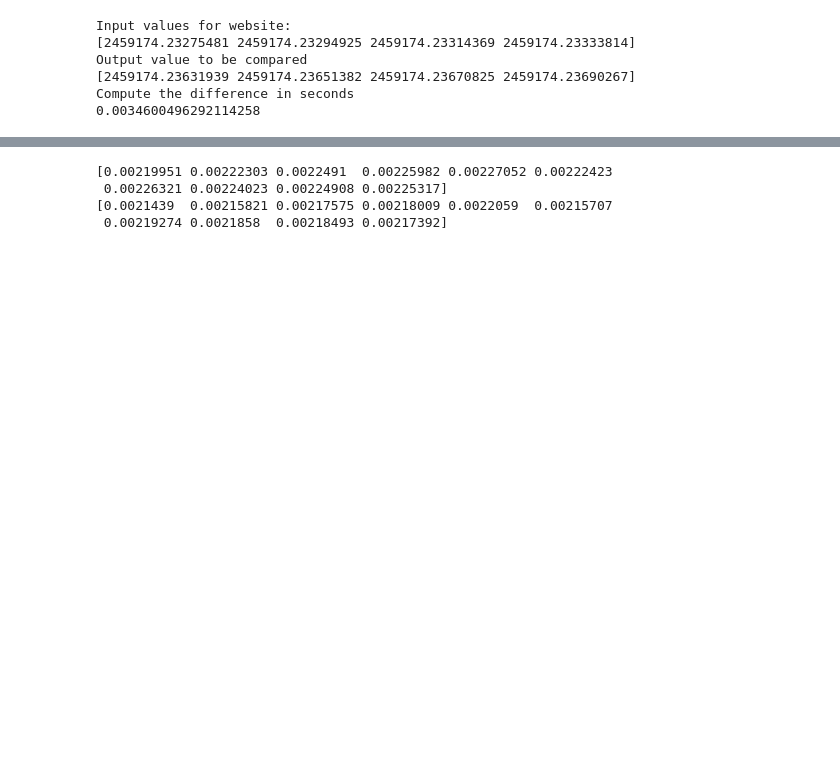
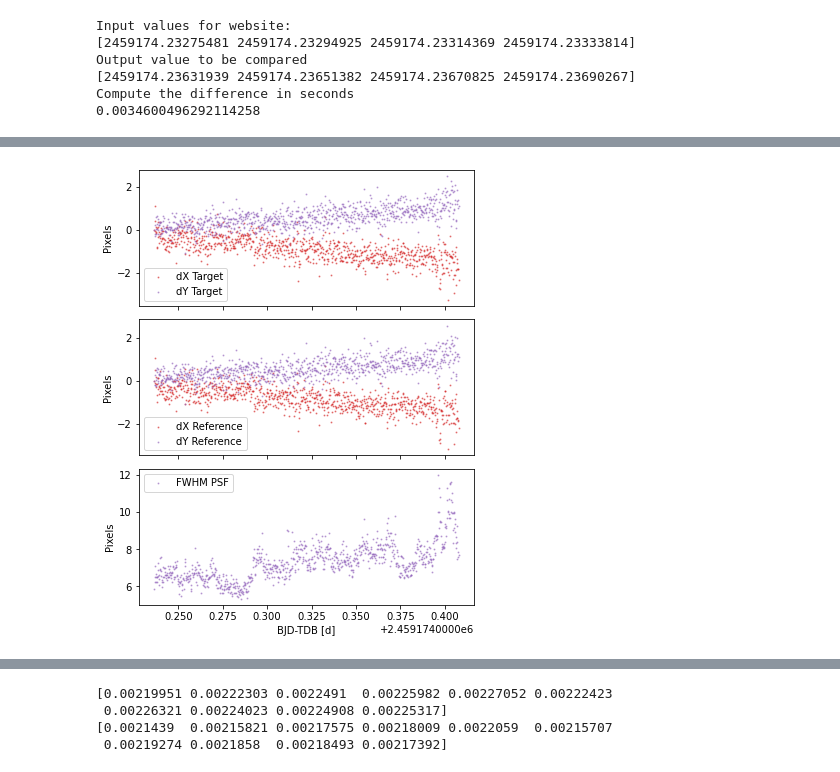
Before and after one commit to blackbianca/WASP-44-b, a Jupyter notebook: notebooks/TASTE analysis/TASTE 03 - analysis of sentinel output.ipynb, the cells around one changed output, grey strips where cells are left out. Cells and saved outputs as stored; diff of their text form; code cells hidden in the pictures; blank space fills up the shorter version.

```diff
--- a/notebooks/TASTE analysis/TASTE 03 - analysis of sentinel output.ipynb
+++ b/notebooks/TASTE analysis/TASTE 03 - analysis of sentinel output.ipynb
@@ -222,13 +219,13 @@ plt.show()
 # 19: abflux
 
 
-fig, (ax1,ax2,ax3,ax4) = plt.subplots(nrows=4, sharex=True, figsize=(6,8))
-#fig, (ax2,ax3,ax4) = plt.subplots(nrows=3, sharex=True, figsize=(6,8))
+#fig, (ax1,ax2,ax3,ax4) = plt.subplots(nrows=4, sharex=True, figsize=(6,8))
+fig, (ax2,ax3,ax4) = plt.subplots(nrows=3, sharex=True, figsize=(6,8))
 # remove vertical gap between subplots
 plt.subplots_adjust(hspace=.1)
 
-ax1.scatter(bjd_tdb, sentinel_data[:,13]/np.median(sentinel_data[:,13]), c='C1', s=2, alpha=0.5, label='Target, Ap 99')
-ax1.scatter(bjd_tdb, sentinel_data[:,15]/np.median(sentinel_data[:,15]), c='C2', s=2, alpha=0.5, label='Reference, Ap 99')
+#ax1.scatter(bjd_tdb, sentinel_data[:,13]/np.median(sentinel_data[:,13]), c='C1', s=2, alpha=0.5, label='Target, Ap 99')
+#ax1.scatter(bjd_tdb, sentinel_data[:,15]/np.median(sentinel_data[:,15]), c='C2', s=2, alpha=0.5, label='Reference, Ap 99')
 
 
 ax2.scatter(bjd_tdb, sentinel_data[:,6], c='C3', s=1, alpha=0.5, label='dX Target')
@@ -246,12 +243,12 @@ ax4.scatter(bjd_tdb, sentinel_data[:,10], c='C4', s=1, alpha=0.5, label='FWHM PS
 # use ax1 or ax2 depending on where do you want the labels
 ax4.set_xlabel('BJD-TDB [d]')
 
-ax1.set_ylabel('Norm. abs. flux')
+#ax1.set_ylabel('Norm. abs. flux')
 ax2.set_ylabel('Pixels')
 ax3.set_ylabel('Pixels')
 ax4.set_ylabel('Pixels')
 
-ax1.legend()
+#ax1.legend()
 ax2.legend()
 ax3.legend()
 ax4.legend()
@@ -267,3 +262,4 @@ plt.show()
+[figure, added]
 # %%
 # Plot: light curve of target and reference
 
```
Also changed, not shown: parts of 14 cells of this notebook, 7 other files.
